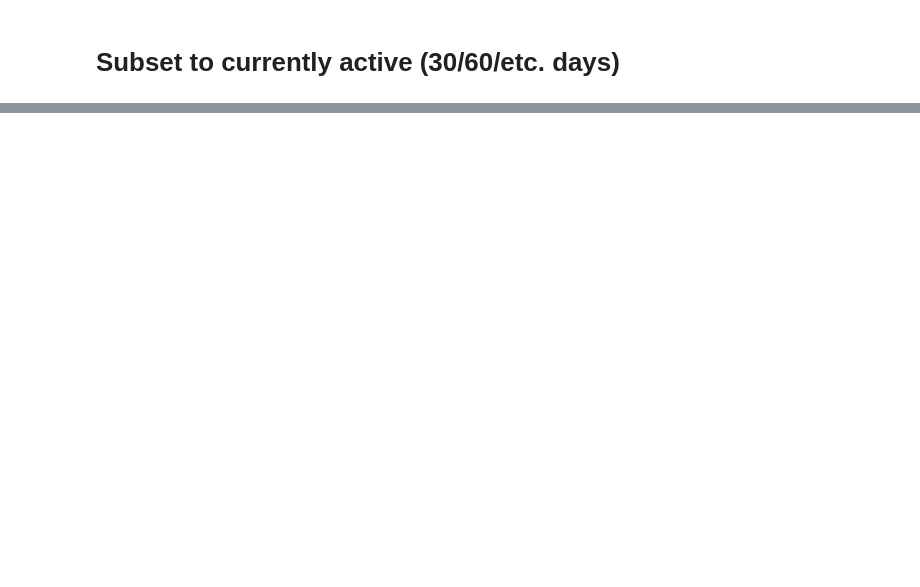
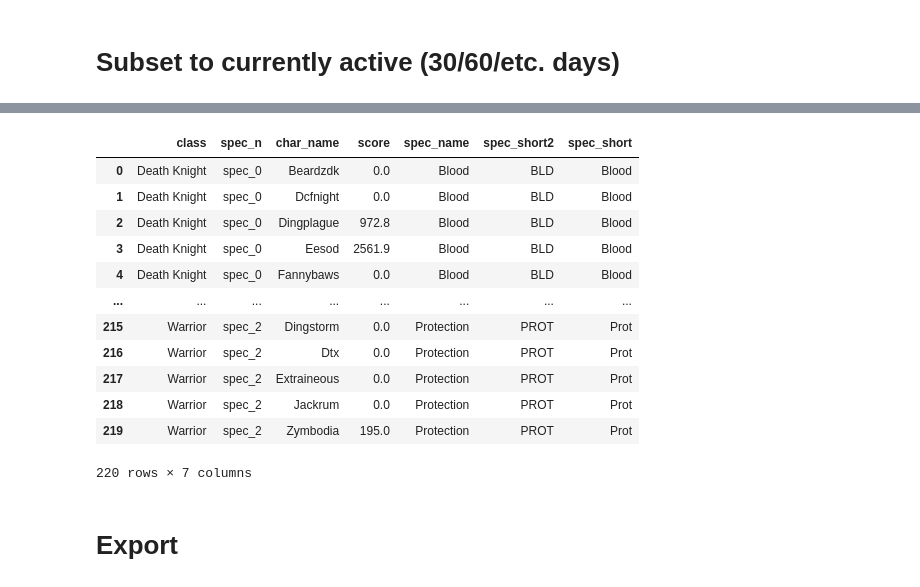
Before and after one commit to pricealex/train-bot, a Jupyter notebook: memberList.ipynb, the cells around one changed output, grey strips where cells are left out. Drawn from its saved outputs; the diff is of its cells as text; code cells hidden in the pictures; blank space fills up the shorter version.

```diff
--- a/memberList.ipynb
+++ b/memberList.ipynb
@@ -67,0 +116,31 @@ members_df
+# %%
+# Add Scores
+def rank_set(member_list):
+
+    rank_list = {}
+
+    for i in member_list:
+
+        req = requests.get(f"https://raider.io/api/v1/characters/profile?region=us&realm=barthilas&name={i}&fields=mythic_plus_scores_by_season:current").json()
+
+        if 'mythic_plus_scores_by_season' in req:
+
+            char_name = req['name']
+            char_class = req['class']
+            scores = req['mythic_plus_scores_by_season'][0]['scores']
+
+            rank_list[(char_name,char_class,'spec_0')] = {'score':scores['spec_0']}
+            rank_list[(char_name,char_class,'spec_1')] = {'score':scores['spec_1']}
+            rank_list[(char_name,char_class,'spec_2')] = {'score':scores['spec_2']}
+            rank_list[(char_name,char_class,'spec_3')] = {'score':scores['spec_3']}
+
+            rank_list[(char_name,char_class,'tank')] = {'score':scores['tank']}
+            rank_list[(char_name,char_class,'healer')] = {'score':scores['healer']}
+            rank_list[(char_name,char_class,'dps')] = {'score':scores['dps']}
+
+            #Re-incorporate tank/healer/dps
+
+    return rank_list
+
+ham_scores = rank_set(members_df.index)
+ham_scores
@@ -67,0 +165,5 @@ members_df
+# %%
+ham_scores_df = pd.DataFrame(ham_scores).T.reset_index()
+ham_scores_df.columns = ['char_name','class','spec_n','score']
+ham_scores_df = ham_scores_df.set_index(['char_name','class','spec_n'])
+ham_scores_df
@@ -67,0 +185,4 @@ members_df
+# %%
+# Clarify Class and Spec
+spec_df = pd.read_csv('specs.csv').set_index(['class','spec_n'])
+spec_df
@@ -67,0 +208,19 @@ members_df
+# %%
+df = ham_scores_df.join(spec_df).dropna().reset_index()
+df
+# %% [output]
+|  | class | spec_n | char_name | score | spec_name | spec_short2 | spec_short |
+| 0 | Death Knight | spec_0 | Beardzdk | 0.0 | Blood | BLD | Blood |
+| 1 | Death Knight | spec_0 | Dcfnight | 0.0 | Blood | BLD | Blood |
+| 2 | Death Knight | spec_0 | Dingplague | 972.8 | Blood | BLD | Blood |
+| 3 | Death Knight | spec_0 | Eesod | 2561.9 | Blood | BLD | Blood |
+| 4 | Death Knight | spec_0 | Fannybaws | 0.0 | Blood | BLD | Blood |
+| ... | ... | ... | ... | ... | ... | ... | ... |
+| 215 | Warrior | spec_2 | Dingstorm | 0.0 | Protection | PROT | Prot |
+| 216 | Warrior | spec_2 | Dtx | 0.0 | Protection | PROT | Prot |
+| 217 | Warrior | spec_2 | Extraineous | 0.0 | Protection | PROT | Prot |
+| 218 | Warrior | spec_2 | Jackrum | 0.0 | Protection | PROT | Prot |
+| 219 | Warrior | spec_2 | Zymbodia | 195.0 | Protection | PROT | Prot |
+220 rows × 7 columns
+# %% [markdown]
+# Export
```
Also changed, not shown: parts of 9 cells of this notebook, 8 other files.
